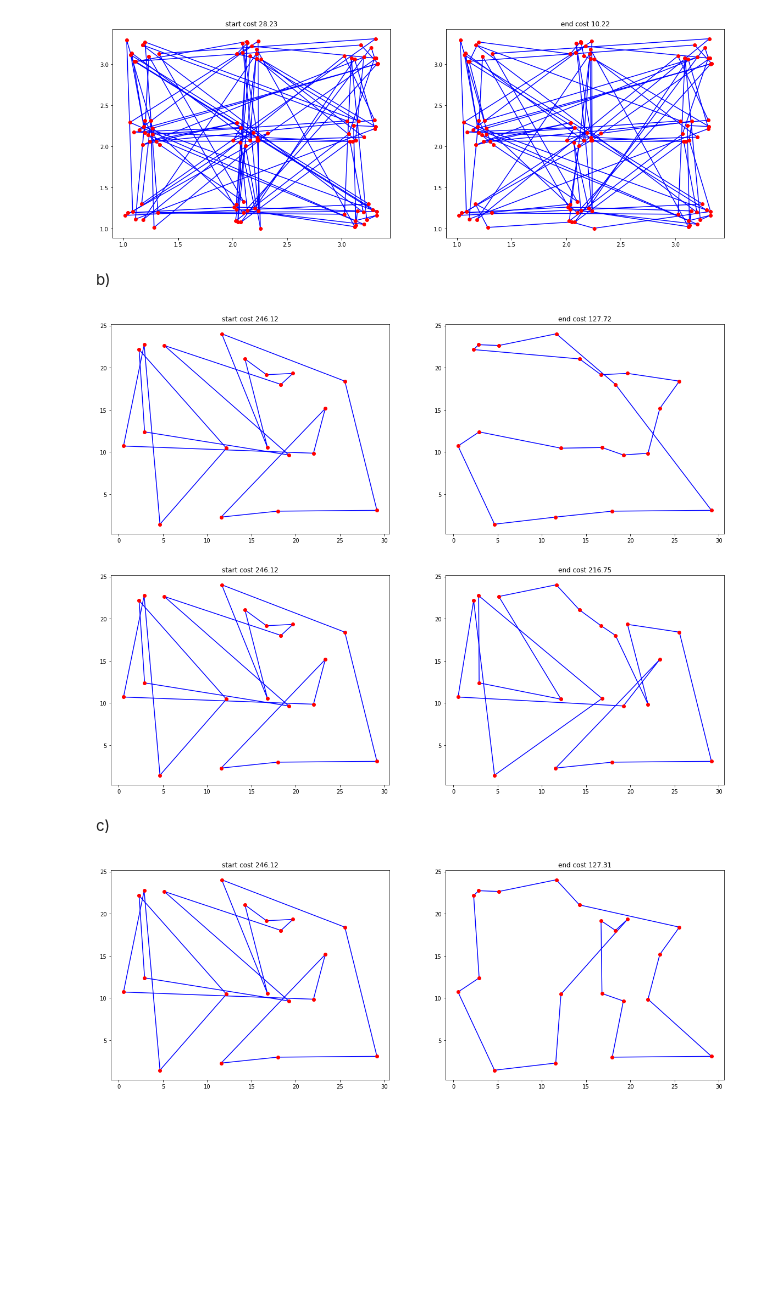
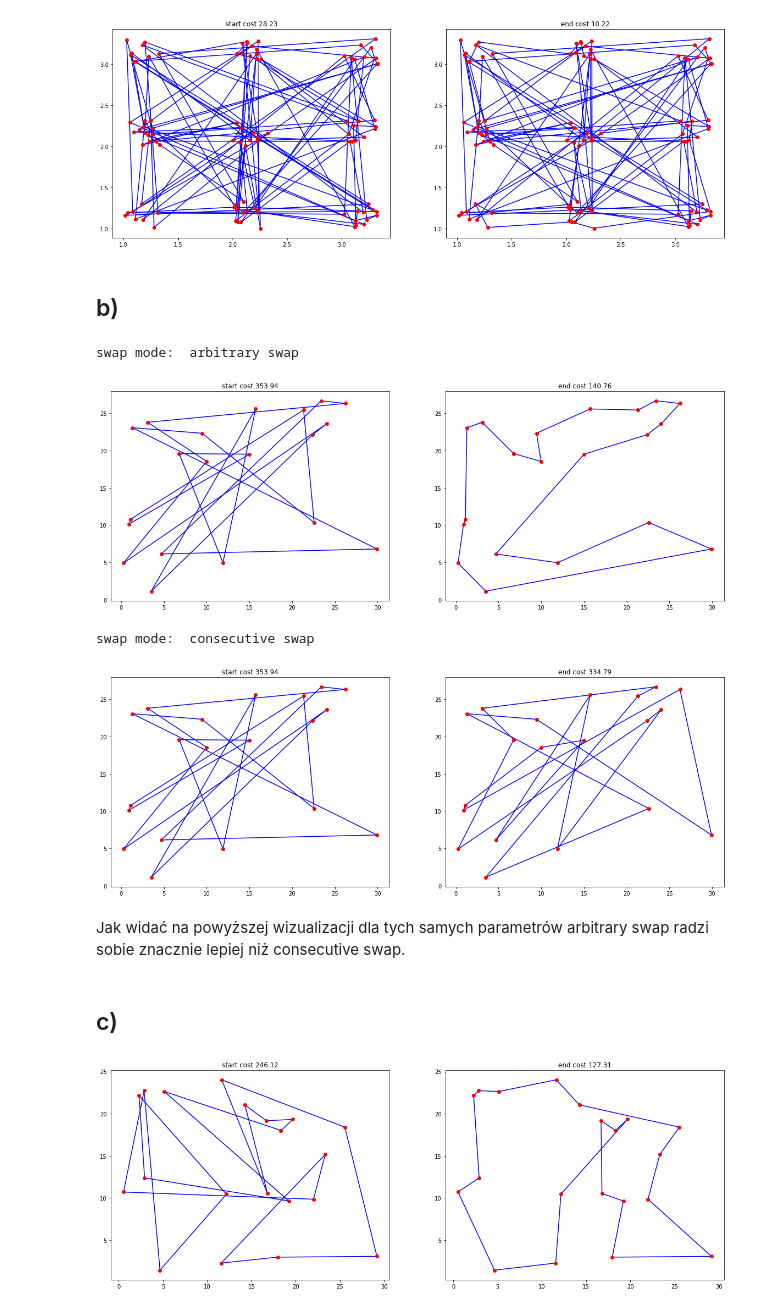
Before and after one commit to maati01/MOwNiT, a Jupyter notebook: lab04/lab04.ipynb, the cells around one changed output. Cells and saved outputs as stored; diff of their text form; code cells hidden in the pictures; blank space fills up the shorter version.

```diff
--- a/lab04/lab04.ipynb
+++ b/lab04/lab04.ipynb
@@ -115,7 +121,7 @@ def print_solution(start_state, end_state, start_cost, end_cost):
     plt.show()
 
 
-def run(state, initial_temperature, factor, iter, swap_mode="arbitrary swap", show_costs=False):
+def run(state, initial_temperature, factor, iter, swap_mode="arbitrary swap", show_costs=False,show_mode=False):
     tsp = TravelingSalesmanProblem(20, swap_mode, state)
 
     start_state = tsp.get_state()
@@ -127,6 +133,8 @@ def run(state, initial_temperature, factor, iter, swap_mode="arbitrary swap", sh
     end_state = tsp.get_state()
     end_cost = tsp.get_cost(end_state)
 
+    if(show_mode):
+        print("swap mode: ",swap_mode)
     print_solution(start_state, end_state, start_cost, end_cost)
 
     if show_costs:
@@ -178,18 +186,22 @@ run(generate_points_groups(100, 3), 300, 0.995, 2000)
 # %% [output]
 [figure]
-# %% [markdown]
-b)
+# %% [markdown]
+## b)
 # %%
 state = generate_points_uniform(20, 30)
-run(state, 300, 0.995, 2000, swap_mode="arbitrary swap")
+run(state, 300, 0.995, 2000, swap_mode="arbitrary swap", show_mode=True) #init_temp = 5000, factor = 0.995, iter = 5000
 # %% [output]
+swap mode:  arbitrary swap
-[figure, old version]
+[figure, new version]
 # %%
-run(state, 300, 0.995, 2000, swap_mode="consecutive swap")
+run(state, 300, 0.995, 2000, swap_mode="consecutive swap",show_mode=True) #init_temp = 5000, factor = 0.995, iter = 5000
 # %% [output]
+swap mode:  consecutive swap
-[figure, old version]
+[figure, new version]
-# %% [markdown]
-c)
+# %% [markdown]
+Jak widać na powyższej wizualizacji dla tych samych parametrów arbitrary swap radzi sobie znacznie lepiej niż consecutive swap.
+# %% [markdown]
+## c)
 # %%
 state = generate_points_uniform(50, 100)
 # %%
```
Also changed, not shown: parts of 20 cells of this notebook.
